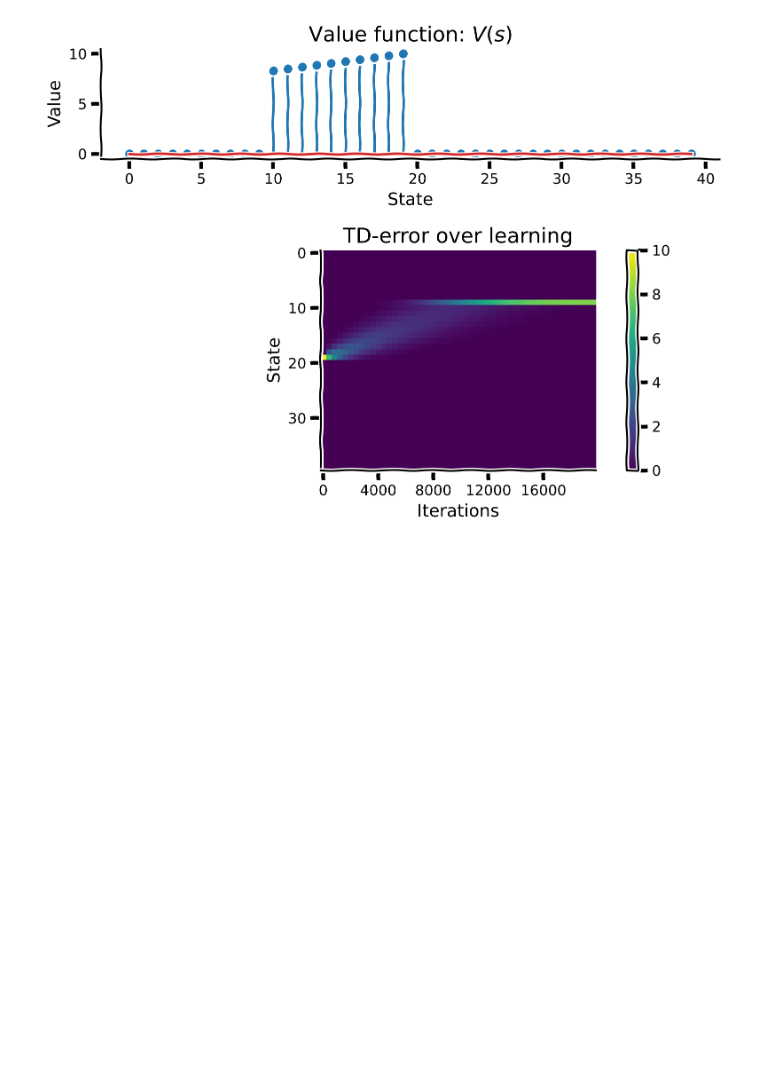
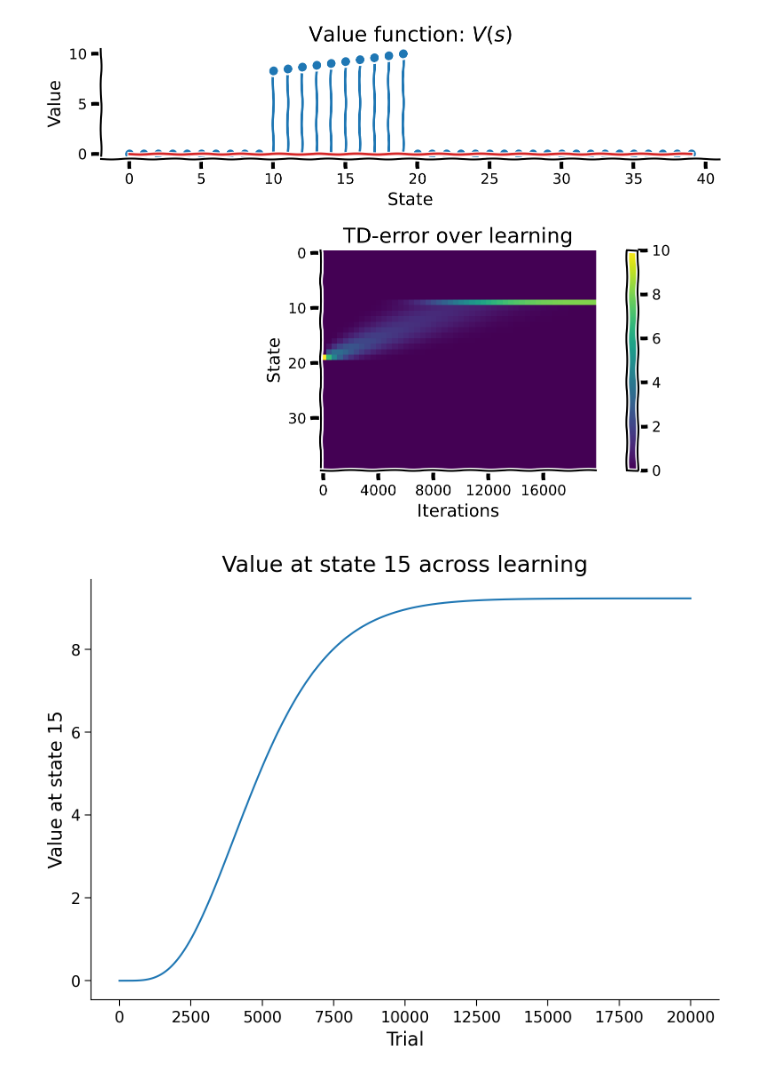
Before and after one commit to briskicedteaa/SP-Model-Repo, a Jupyter notebook: Prototype_v0_2.ipynb, the cells around one changed output. Drawn from its saved outputs; the diff is of its cells as text; code cells hidden in the pictures; blank space fills up the shorter version.

Commit message:
Ran cells and plotted value_history

```diff
--- a/Prototype_v0_2.ipynb
+++ b/Prototype_v0_2.ipynb
@@ -307,16 +307,38 @@ def td_learner_history(env, n_trials, gamma=0.98, alpha=0.001):
 
     value_history[n] = V[tracked_state]
 
-    return V, TDE
+  return V, TDE, value_history
 
 # Initialize classical conditioning class
 env = ClassicalConditioning(n_steps=40, reward_magnitude=10, reward_time=10)
 
 # Perform temporal difference learning
-V, TDE = td_learner(env, n_trials=20000)
+V, TDE, value_history = td_learner_history(env, n_trials=20000)
 
 # Visualize
 with plt.xkcd():
   learning_summary_plot(V, TDE)
 # %% [output]
 [figure]
+# %%
+env = ClassicalConditioning(
+    n_steps=40,
+    reward_magnitude=10,
+    reward_time=10
+)
+
+V, TDE, value_history = td_learner_history(
+
+    env,
+
+    n_trials=20000
+
+)
+# %%
+plt.plot(value_history)
+plt.xlabel("Trial")
+plt.ylabel("Value at state 15")
+plt.title("Value at state 15 across learning")
+plt.show()
+# %% [output]
+[figure, added]
```
